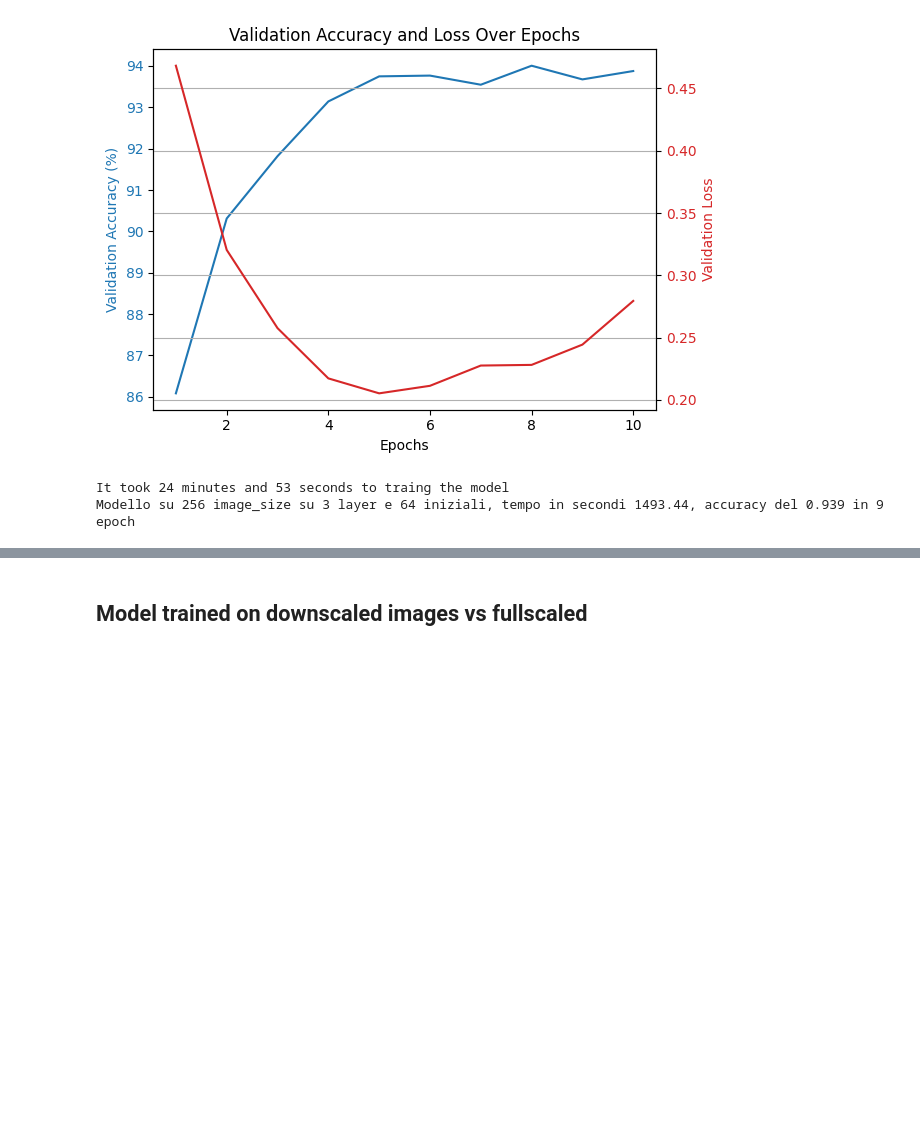
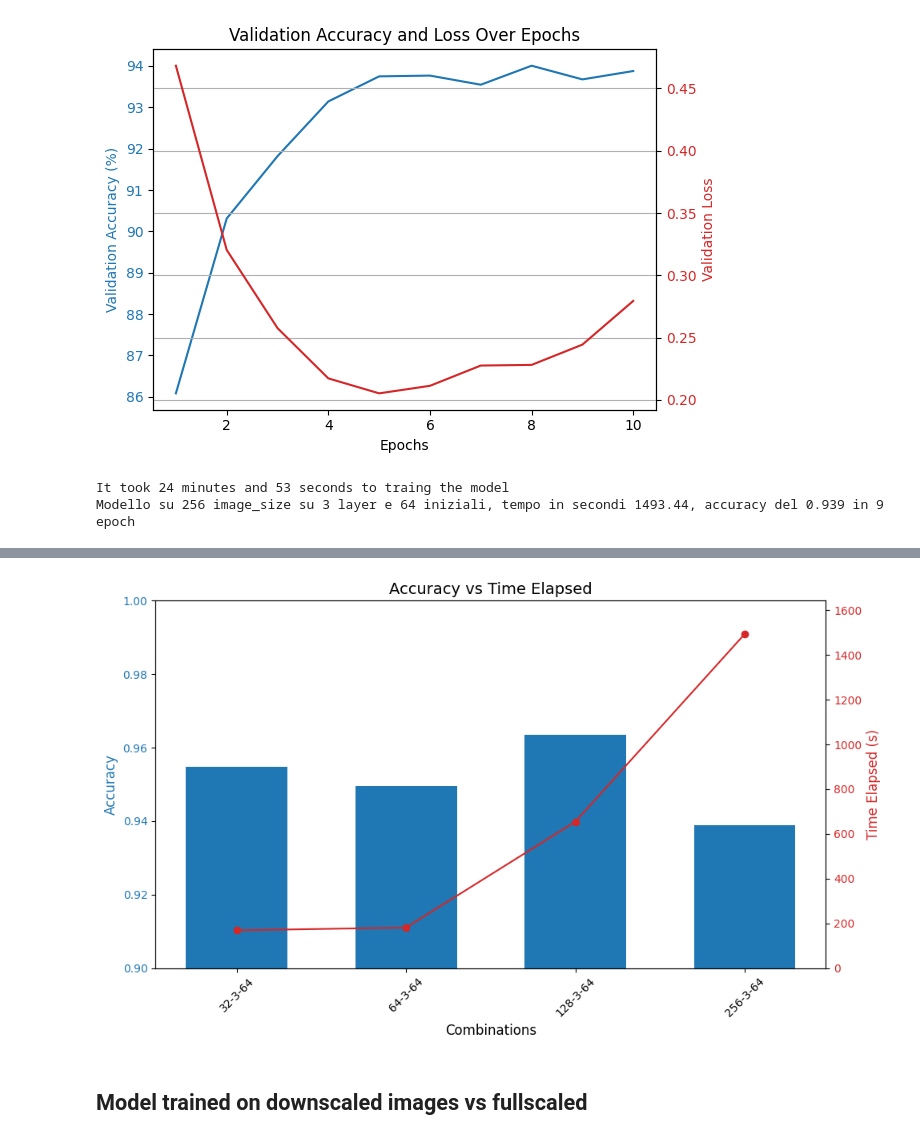
Before and after one commit to cycileo/FDS-Project, a Jupyter notebook: main.ipynb, the cells around one changed output, grey strips where cells are left out. Drawn from its saved outputs; the diff is of its cells as text; code cells hidden in the pictures; blank space fills up the shorter version.

```diff
--- a/main.ipynb
+++ b/main.ipynb
@@ -275,0 +324,3 @@ Modello su 256 image_size su 3 layer e 64 iniziali, tempo in secondi 1493.44, ac
+# %%
+with open('results_image_size.pkl', 'rb') as f:
+    results_image_size = pickle.load(f)
@@ -276,3 +347,41 @@ Modello su 256 image_size su 3 layer e 64 iniziali, tempo in secondi 1493.44, ac
+# %%
+# Estrazione dei dati
+accuracies = [d['classification_report']['accuracy'] for d in results_image_size]
+image_size = [d['image_size'] for d in results_image_size]
+layers = [d['num_layers'] for d in results_image_size]
+first_layer_filters = [d['first_layer_filters'] for d in results_image_size]
+time_elapsed = [d['time_elapsed'] for d in results_image_size]
+
+# Indici per i dati
+indices = np.arange(len(results_image_size))
+
+# Creazione del grafico
+fig, ax1 = plt.subplots(figsize=(10, 6))
+
+# Primo asse y per Accuracy
+ax1.bar(indices, accuracies, color='tab:blue', label='Accuracy', width=0.6)
+ax1.set_xlabel('Combinations', fontsize=12)
+ax1.set_ylabel('Accuracy', fontsize=12, color='tab:blue')
+ax1.tick_params(axis='y', labelcolor='tab:blue')
+ax1.set_ylim(0.9, 1.0)
+ax1.set_xticks(indices)
+ax1.set_xticklabels([f'{image_size[i]}-{layers[i]}-{first_layer_filters[i]}' for i in range(len(results_image_size))], rotation=45)
+
+# Secondo asse y per Time Elapsed
+ax2 = ax1.twinx()
+ax2.plot(indices, time_elapsed, color='tab:red', marker='o', label='Time Elapsed (s)')
+ax2.set_ylabel('Time Elapsed (s)', fontsize=12, color='tab:red')
+ax2.tick_params(axis='y', labelcolor='tab:red')
+ax2.set_ylim(0, 1.1 * max(time_elapsed))
+
+# Titolo e layout
+plt.title('Accuracy vs Time Elapsed', fontsize=14)
+fig.tight_layout()
+
+# Mostrare il grafico
+plt.show()
+# %% [output]
+[figure, added]
 # %% [markdown]
 ## **Model trained on downscaled images vs fullscaled**
 # %%
```
Also changed, not shown: parts of 9 cells of this notebook.
